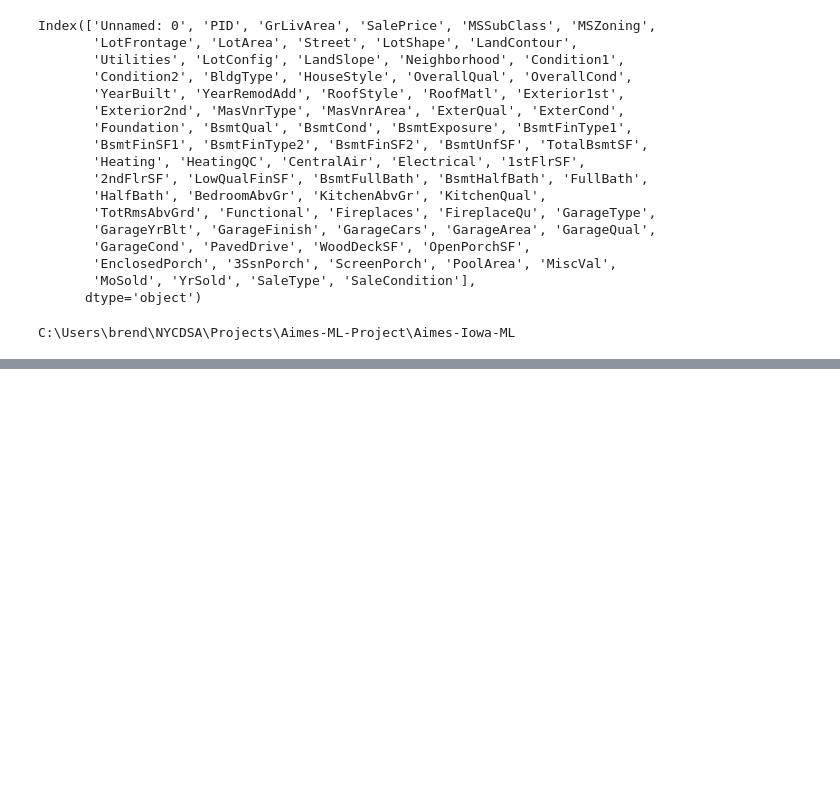
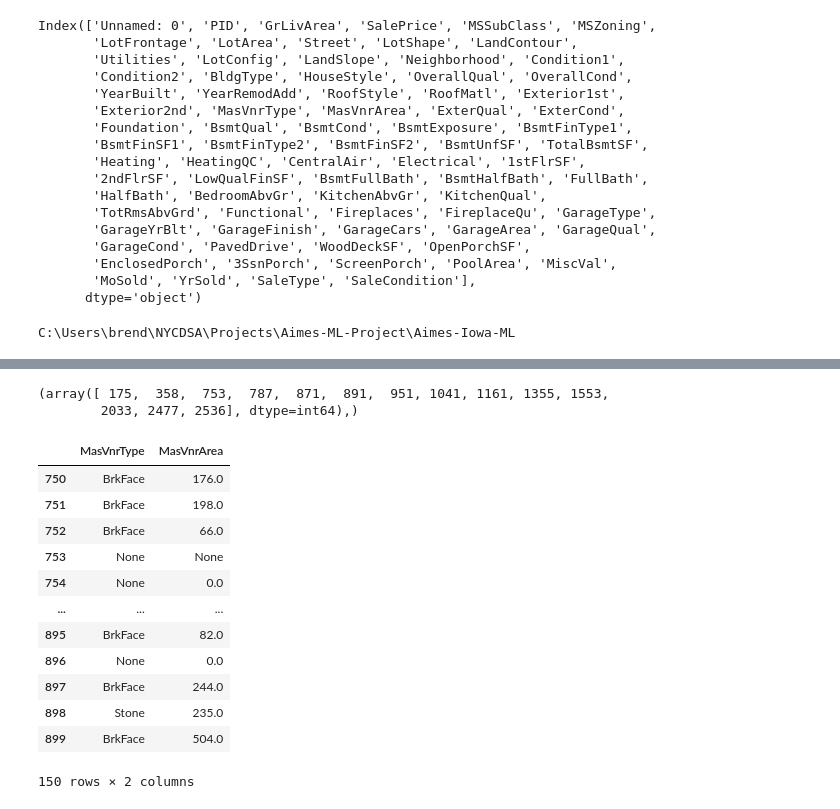
Before and after one commit to brendanhutchinson/Aimes-Iowa-ML, a Jupyter notebook: Brendan/data_munging_ames.ipynb, the cells around one changed output, grey strips where cells are left out. Drawn from its saved outputs; the diff is of its cells as text; code cells hidden in the pictures; blank space fills up the shorter version.

```diff
--- a/Brendan/data_munging_ames.ipynb
+++ b/Brendan/data_munging_ames.ipynb
@@ -378,0 +368,22 @@ Name: MasVnrArea, Length: 417, dtype: int64
+# %%
+np.where(HousePriceDF.MasVnrArea == 'None')
+# %% [output]
+(array([ 175,  358,  753,  787,  871,  891,  951, 1041, 1161, 1355, 1553,
+        2033, 2477, 2536], dtype=int64),)
+# %%
+np.where(HousePriceDF.MasVnrArea == 'None')
+HousePriceDF.iloc[750:900,27:29]
+# %% [output]
+|  | MasVnrType | MasVnrArea |
+| 750 | BrkFace | 176.0 |
+| 751 | BrkFace | 198.0 |
+| 752 | BrkFace | 66.0 |
+| 753 | None | None |
+| 754 | None | 0.0 |
+| ... | ... | ... |
+| 895 | BrkFace | 82.0 |
+| 896 | None | 0.0 |
+| 897 | BrkFace | 244.0 |
+| 898 | Stone | 235.0 |
+| 899 | BrkFace | 504.0 |
+150 rows × 2 columns
```
Also changed, not shown: parts of 11 cells of this notebook, 1 other file.
